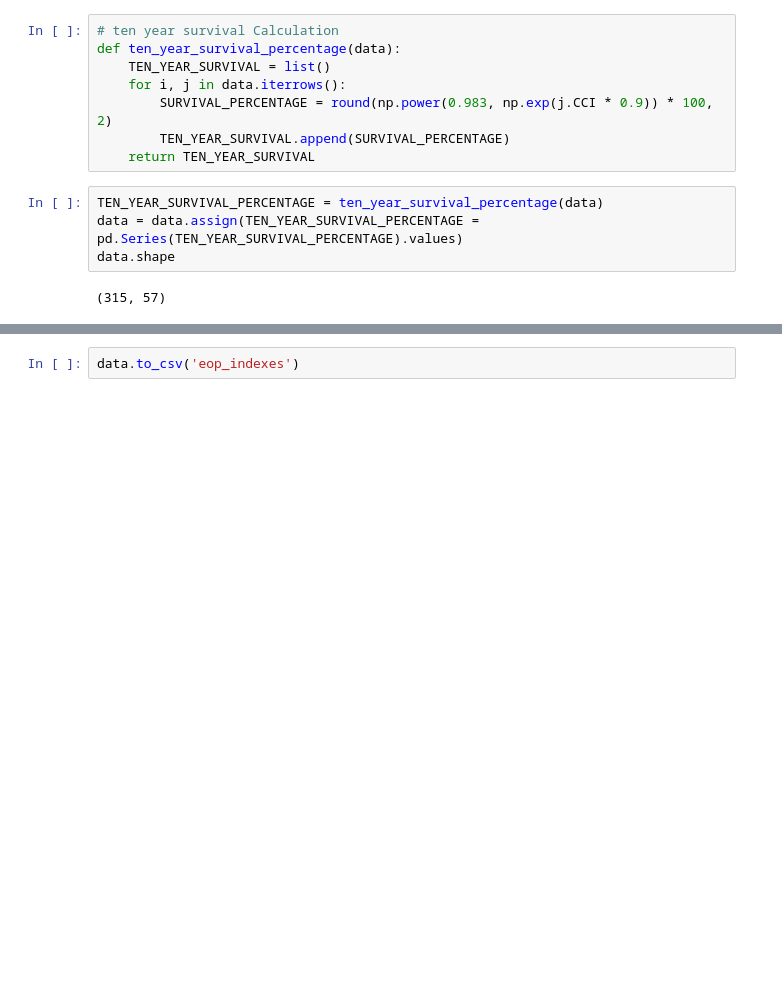
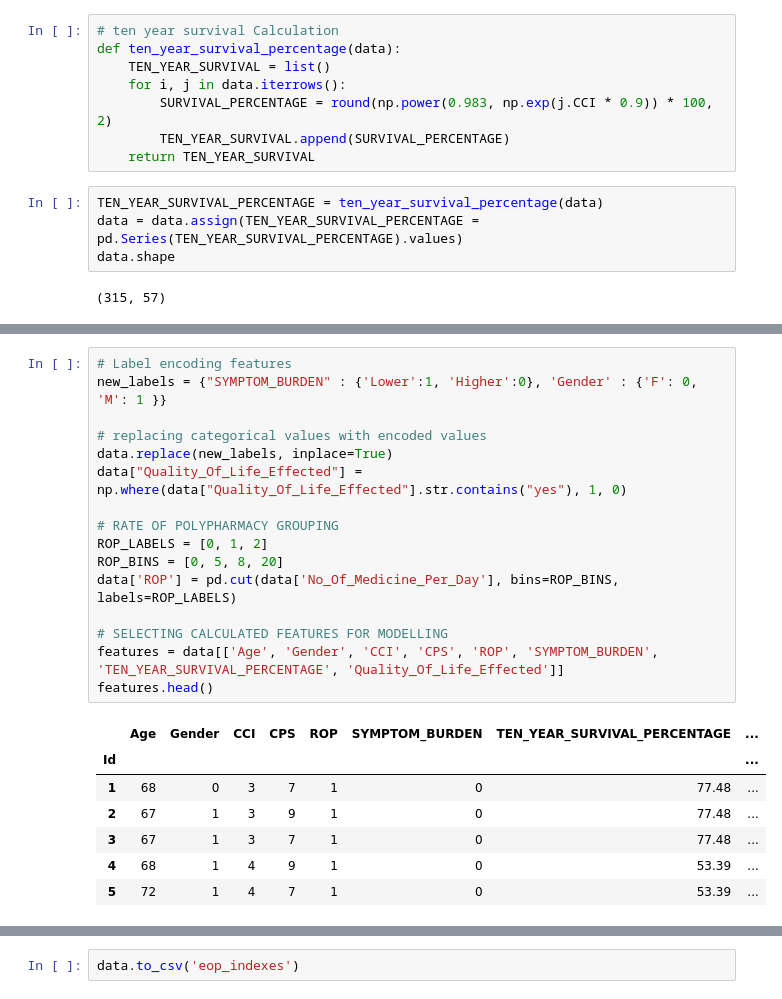
Before and after one commit to Blue-Squid/Effect-of-Polypharmacy, a Jupyter notebook: 2.Feature Engineering .ipynb, the cells around one changed output, grey strips where cells are left out. Saved outputs shown, nothing was run; the diff lists cells and outputs as text; blank space fills up the shorter version.

```diff
--- a/2.Feature Engineering .ipynb
+++ b/2.Feature Engineering .ipynb
@@ -197,3 +197,27 @@ data[['Age', 'CCI', 'CPS', 'TEN_YEAR_SURVIVAL_PERCENTAGE', 'SYMPTOM_BURDEN', 'Qu
 | 313 | 65 | 4 | 7 | 53.39 | Higher | no |
 | 314 | 67 | 5 | 10 | 21.36 | Higher | no |
 | 315 | 65 | 4 | 8 | 53.39 | Higher | no |
+# %%
+# Label encoding features
+new_labels = {"SYMPTOM_BURDEN" : {'Lower':1, 'Higher':0}, 'Gender' : {'F': 0, 'M': 1 }}
+
+# replacing categorical values with encoded values
+data.replace(new_labels, inplace=True)
+data["Quality_Of_Life_Effected"] = np.where(data["Quality_Of_Life_Effected"].str.contains("yes"), 1, 0)
+
+# RATE OF POLYPHARMACY GROUPING
+ROP_LABELS = [0, 1, 2]
+ROP_BINS = [0, 5, 8, 20]
+data['ROP'] = pd.cut(data['No_Of_Medicine_Per_Day'], bins=ROP_BINS, labels=ROP_LABELS)
+
+# SELECTING CALCULATED FEATURES FOR MODELLING
+features = data[['Age', 'Gender', 'CCI', 'CPS', 'ROP', 'SYMPTOM_BURDEN', 'TEN_YEAR_SURVIVAL_PERCENTAGE', 'Quality_Of_Life_Effected']]
+features.head()
+# %% [output]
+|  | Age | Gender | CCI | CPS | ROP | SYMPTOM_BURDEN | TEN_YEAR_SURVIVAL_PERCENTAGE | ... |
+| Id |  |  |  |  |  |  |  | ... |
+| 1 | 68 | 0 | 3 | 7 | 1 | 0 | 77.48 | ... |
+| 2 | 67 | 1 | 3 | 9 | 1 | 0 | 77.48 | ... |
+| 3 | 67 | 1 | 3 | 7 | 1 | 0 | 77.48 | ... |
+| 4 | 68 | 1 | 4 | 9 | 1 | 0 | 53.39 | ... |
+| 5 | 72 | 1 | 4 | 7 | 1 | 0 | 53.39 | ... |
```
Also changed, not shown: parts of 20 cells of this notebook, 7 other files.
